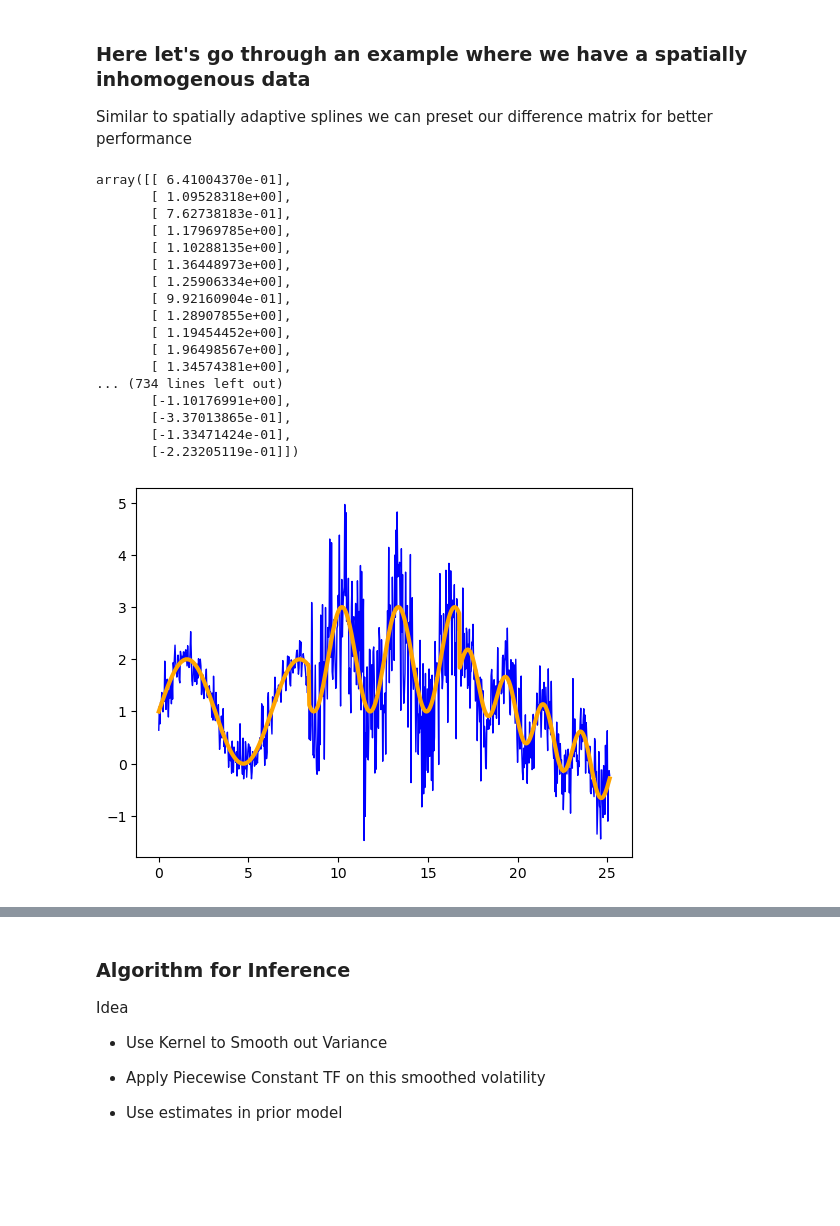
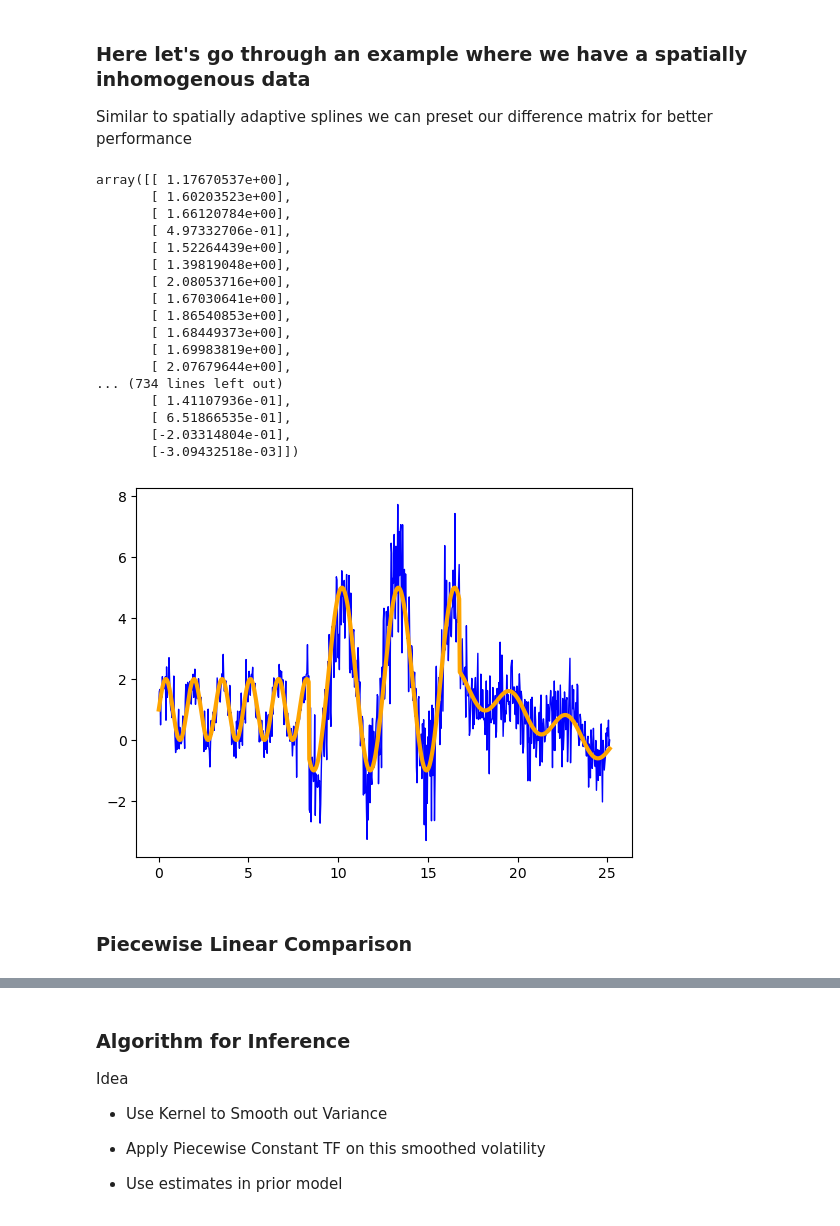
Before and after one commit to jasonbohne123/Adaptive_Signal_Estimation, a Jupyter notebook: trend_filtering/research/Spatially_Inhomogenous.ipynb, the cells around one changed output, grey strips where cells are left out. Drawn from its saved outputs; the diff is of its cells as text; code cells hidden in the pictures; blank space fills up the shorter version.

```diff
--- a/trend_filtering/research/Spatially_Inhomogenous.ipynb
+++ b/trend_filtering/research/Spatially_Inhomogenous.ipynb
@@ -21,52 +21,54 @@ from kernel_methods.local_var import LocalVariance
 def generate_spatially_inhomogenous_data():
 
     # generate data
     n = 250
 
     x = np.zeros( 3 * n)
 
         # generate time
     t = np.linspace(0, 8*np.pi, 3 * n)
     t1=t[0:n]
     t2=t[n:2*n]
     t3=t[2*n:3*n]
 
     # generate spatially inhomogenous data
-    x[0:n] = np.sin(t1) + np.random.normal(0, 0.25, n)+1
-    x[n:2*n] = np.sin(2*t2) + np.random.normal(0, 0.95, n)+2
-    x[2*n:3*n] = 0.5*np.sin(3*t3) + np.random.normal(0, 0.5, n)-0.25*t3+6
+    x[0:n] = np.sin(4*t1) + np.random.normal(0, 0.5, n)+1
+    x[n:2*n] = 3*np.sin(2*t2) + np.random.normal(0, 1.25, n)+2
+    x[2*n:3*n] = 0.5*np.sin(2*t3) + np.random.normal(0, 0.7, n)-0.25*t3+6
 
-    true_fun=np.concatenate([np.sin(t1)+1,np.sin(2*t2)+2,0.5*np.sin(3*t3)-0.25*t3+6])
+    true_fun=np.concatenate([np.sin(4*t1)+1,3*np.sin(2*t2)+2,0.5*np.sin(2*t3)-0.25*t3+6])
 
 
 
     return x, t, true_fun
 
 
 x,t,true_fun=generate_spatially_inhomogenous_data()
 
 plt.plot(t,x,color='blue',lw=1)
 plt.plot(t,true_fun,color='orange',lw=3)
 
 x=x.reshape(-1,1)
 x
 # %% [output]
-array([[ 6.41004370e-01],
-       [ 1.09528318e+00],
-       [ 7.62738183e-01],
-       [ 1.17969785e+00],
-       [ 1.10288135e+00],
-       [ 1.36448973e+00],
-       [ 1.25906334e+00],
-       [ 9.92160904e-01],
-       [ 1.28907855e+00],
-       [ 1.19454452e+00],
-       [ 1.96498567e+00],
-       [ 1.34574381e+00],
+array([[ 1.17670537e+00],
+       [ 1.60203523e+00],
+       [ 1.66120784e+00],
+       [ 4.97332706e-01],
+       [ 1.52264439e+00],
+       [ 1.39819048e+00],
+       [ 2.08053716e+00],
+       [ 1.67030641e+00],
+       [ 1.86540853e+00],
+       [ 1.68449373e+00],
+       [ 1.69983819e+00],
+       [ 2.07679644e+00],
 ... (734 lines left out)
-       [-1.10176991e+00],
-       [-3.37013865e-01],
-       [-1.33471424e-01],
-       [-2.23205119e-01]])
+       [ 1.41107936e-01],
+       [ 6.51866535e-01],
+       [-2.03314804e-01],
+       [-3.09432518e-03]])
-[figure, old version]
+[figure, new version]
+# %% [markdown]
+### Piecewise Linear Comparison
 # %%
```
Also changed, not shown: parts of 20 cells of this notebook.
